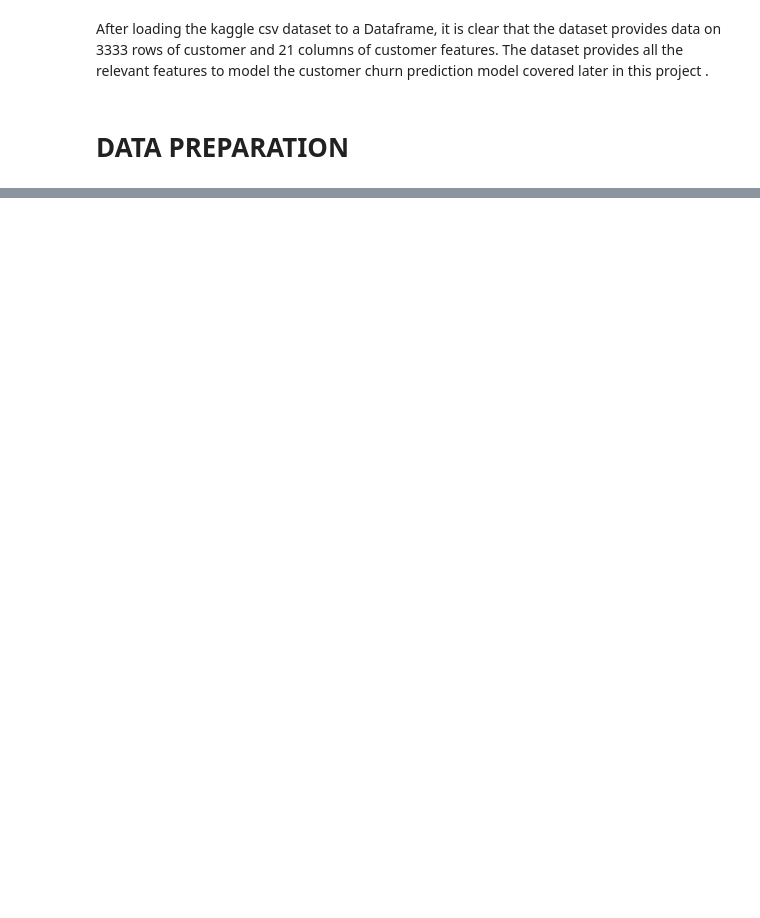
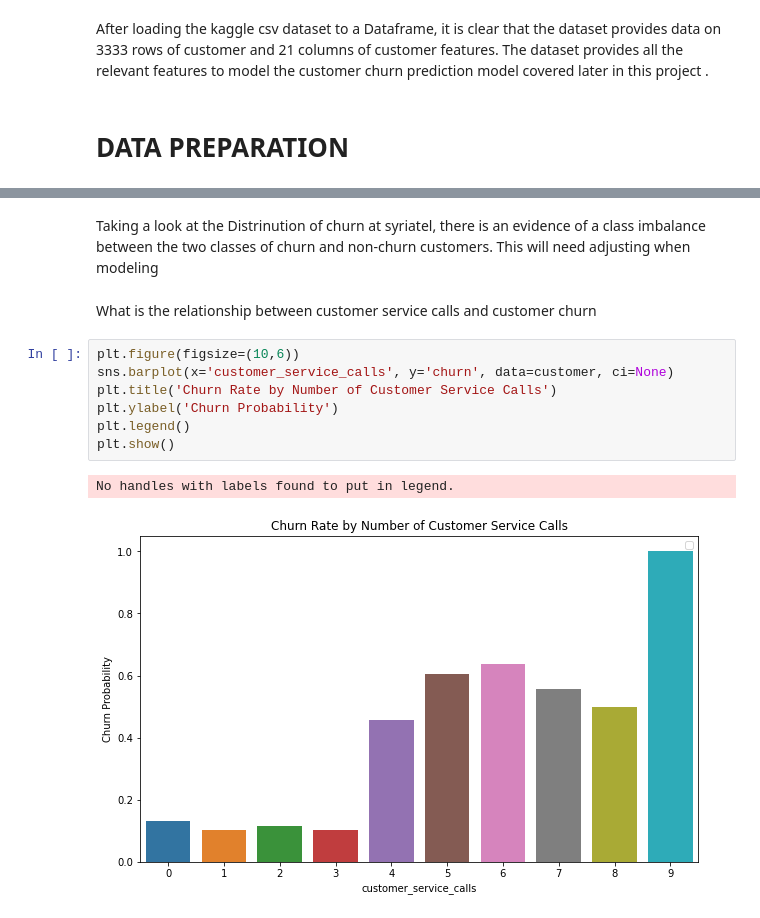
Before and after one commit to Stella-Kiarie/Phase_3_Project_CustomerChurn, a Jupyter notebook: student.ipynb, the cells around one changed output, grey strips where cells are left out. Cells and saved outputs as stored; diff of their text form; blank space fills up the shorter version.

```diff
--- a/student.ipynb
+++ b/student.ipynb
@@ -83,0 +167,14 @@ The dataset provides all the relevant features to model the customer churn predi
+# %% [markdown]
+Taking a look at the Distrinution of churn at syriatel, there is an evidence of a class imbalance between the two classes of churn and non-churn customers. This will need adjusting when modeling
+# %% [markdown]
+What is the relationship between customer service calls and customer churn
+# %%
+plt.figure(figsize=(10,6))
+sns.barplot(x='customer_service_calls', y='churn', data=customer, ci=None)
+plt.title('Churn Rate by Number of Customer Service Calls')
+plt.ylabel('Churn Probability')
+plt.legend()
+plt.show()
+# %% [output]
+No handles with labels found to put in legend.
+[figure, added]
```
Also changed, not shown: parts of 69 cells of this notebook, 1 other file.
